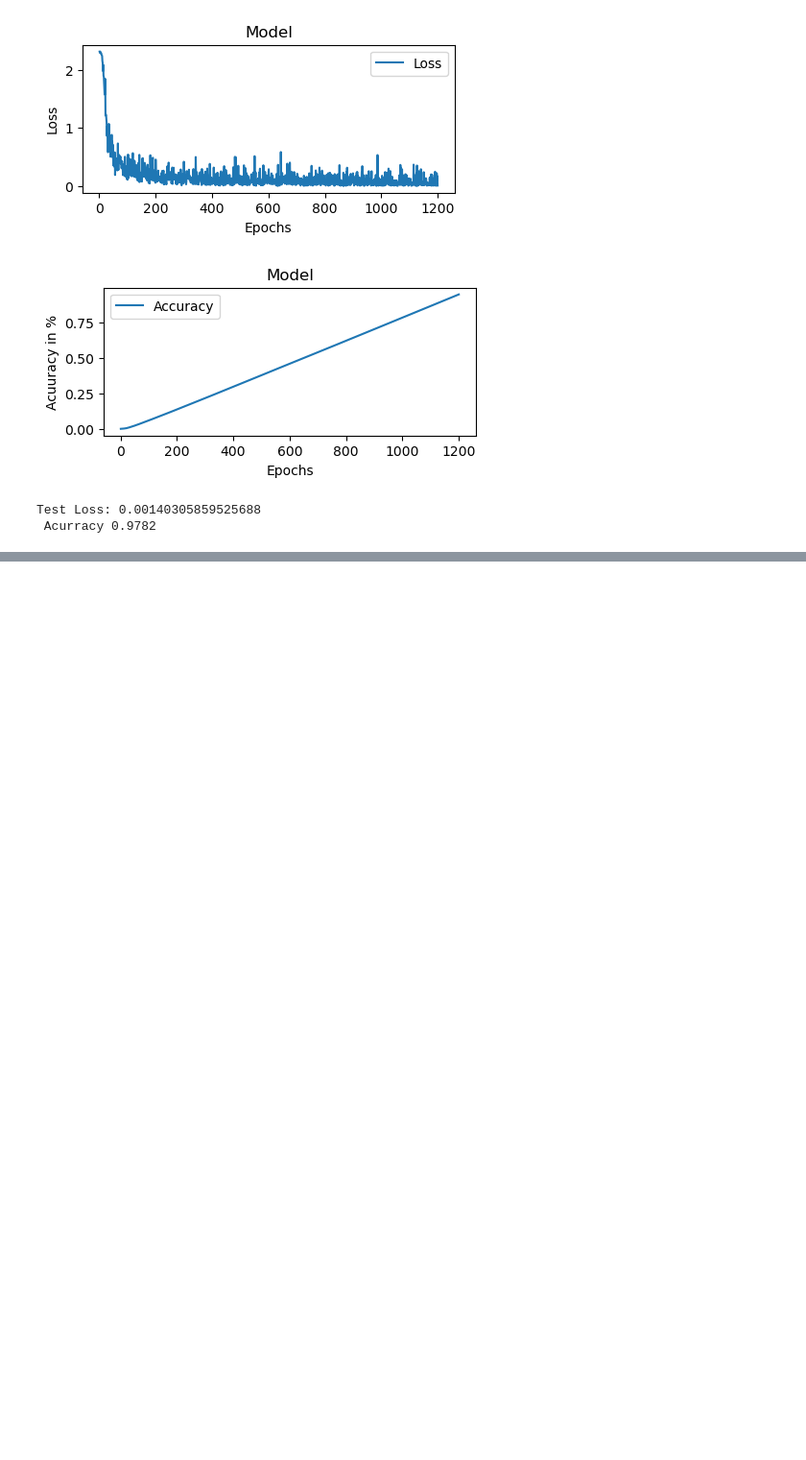
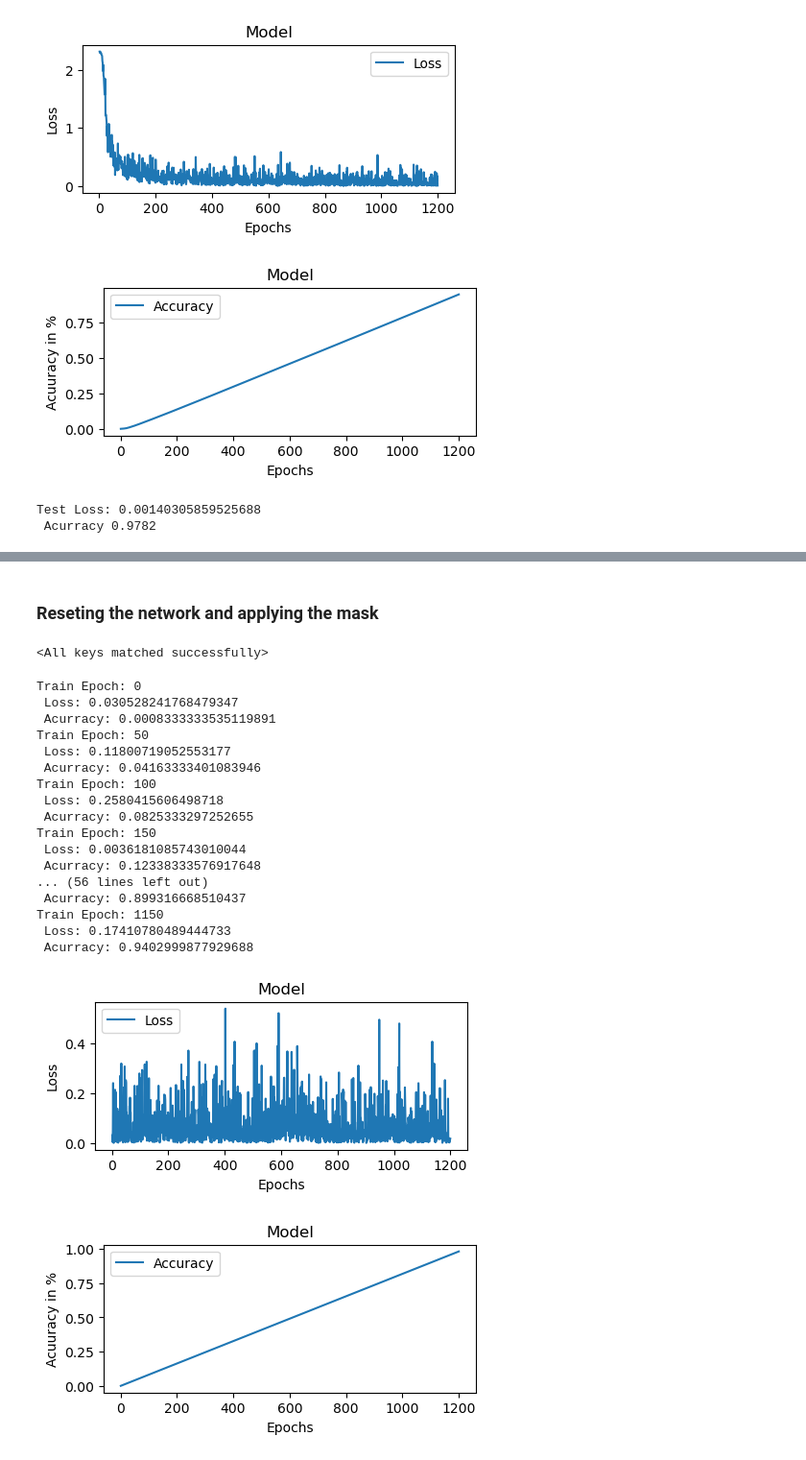
Before and after one commit to guimaguima/prunning_networks, a Jupyter notebook: prunning.ipynb, the cells around one changed output, grey strips where cells are left out. Shown at 96% size. Saved outputs shown, nothing was run; the diff lists cells and outputs as text; code cells hidden in the pictures; blank space fills up the shorter version.

Commit message:
Mask and reset-params working

```diff
--- a/prunning.ipynb
+++ b/prunning.ipynb
@@ -45,6 +45,7 @@ Imagens (data): torch.Size([50, 1, 28, 28])
 Rótulos (target): torch.Size([50])
 [figure]
 # %%
+model_delta = model.state_dict()
 optimizer = torch.optim.Adam(model.parameters(), lr=5e-3)
 loss_items, final_epoch, acc_items = train(model,device,train_loader,optimizer)
 loss_graph(loss_items,final_epoch)
@@ -99,0 +108,6 @@ print(mask)
+# %% [markdown]
+### Reseting the network and applying the mask
+# %%
+model.load_state_dict(model_delta)
+# %% [output]
+<All keys matched successfully>
@@ -99,0 +116,25 @@ print(mask)
+# %%
+optimizer = torch.optim.Adam(model.parameters(), lr=5e-3)
+loss_items, final_epoch, acc_items = train(model,device,train_loader,optimizer)
+loss_graph(loss_items,final_epoch)
+accuracy_graph(acc_items,final_epoch)
+# %% [output]
+Train Epoch: 0
+ Loss: 0.030528241768479347
+ Acurracy: 0.0008333333535119891
+Train Epoch: 50
+ Loss: 0.11800719052553177
+ Acurracy: 0.04163333401083946
+Train Epoch: 100
+ Loss: 0.2580415606498718
+ Acurracy: 0.0825333297252655
+Train Epoch: 150
+ Loss: 0.0036181085743010044
+ Acurracy: 0.12338333576917648
+... (56 lines left out)
+ Acurracy: 0.899316668510437
+Train Epoch: 1150
+ Loss: 0.17410780489444733
+ Acurracy: 0.9402999877929688
+[figure, added]
+[figure, added]
```
Also changed, not shown: parts of 6 cells of this notebook, 2 other files.
